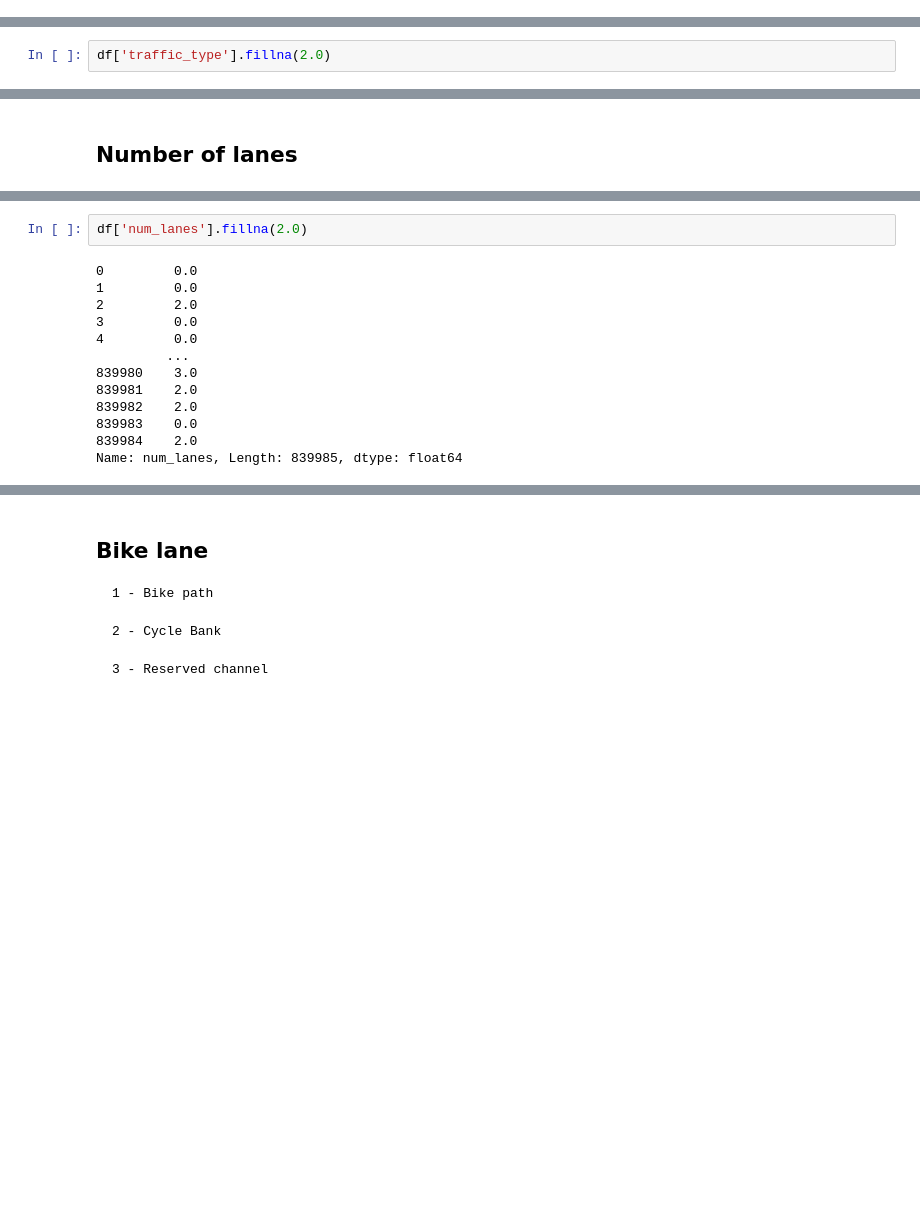
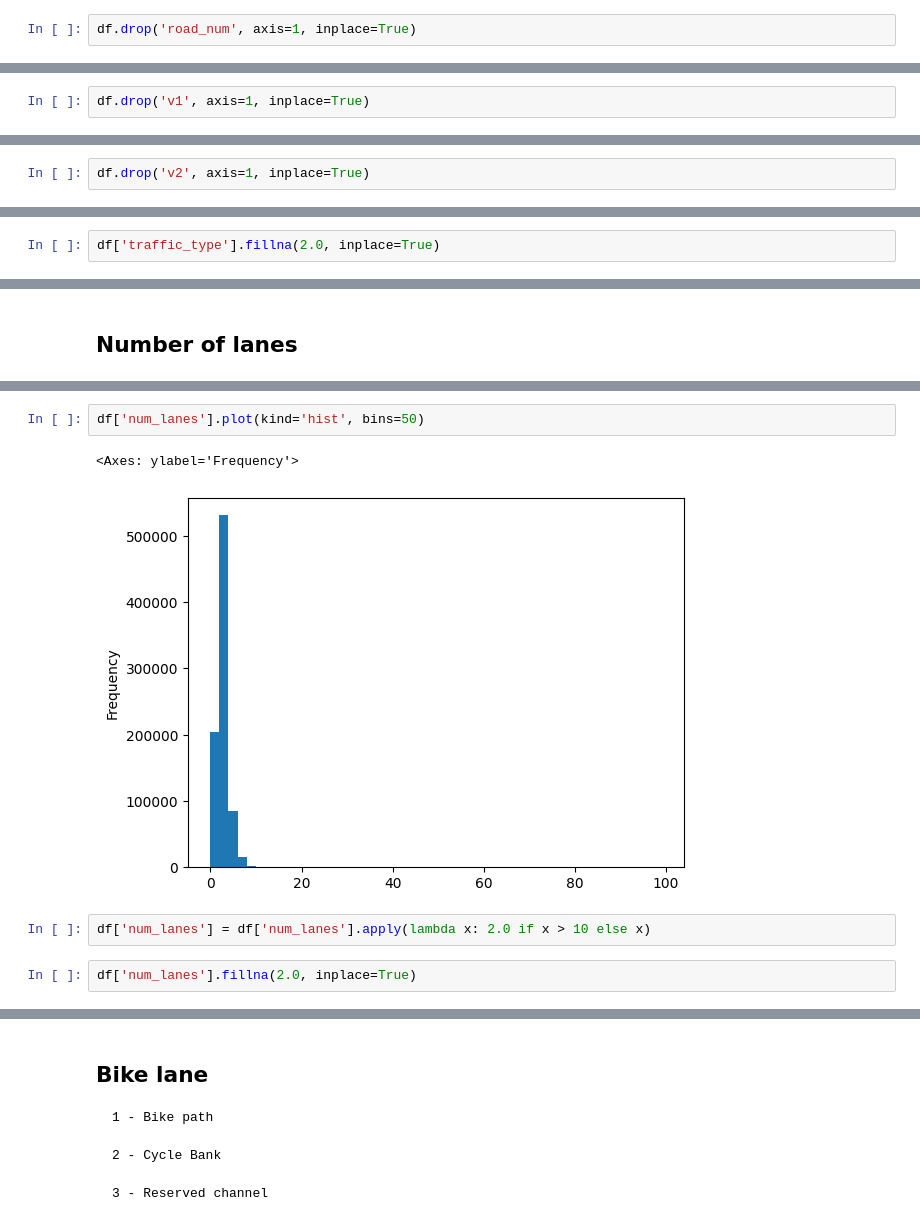
Before and after one commit to annagergaly/french-accidents, a Jupyter notebook: places.ipynb, the cells around one changed output, grey strips where cells are left out. Saved outputs shown, nothing was run; the diff lists cells and outputs as text; blank space fills up the shorter version.

```diff
--- a/places.ipynb
+++ b/places.ipynb
@@ -134,3 +100,5 @@ Name: road_num, Length: 839985, dtype: object
+# %%
+df.drop('road_num', axis=1, inplace=True)
 # %% [markdown]
 ## V1
 
@@ -153,6 +121,8 @@ Name: v1, dtype: int64
 df['v1'].isna().sum()
 # %% [output]
 507169
+# %%
+df.drop('v1', axis=1, inplace=True)
 # %% [markdown]
 ## V2
 
@@ -181,6 +151,8 @@ Name: v2, dtype: int64
 df['v2'].isna().sum()
 # %% [output]
 806032
+# %%
+df.drop('v2', axis=1, inplace=True)
 # %% [markdown]
 ## Traffic type
 
@@ -207,2 +181,2 @@ df['traffic_type'].isna().sum()
 # %%
-df['traffic_type'].fillna(2.0)
+df['traffic_type'].fillna(2.0, inplace=True)
@@ -248,15 +189,9 @@ df['traffic_type'].isna().sum()
+# %%
+df['num_lanes'].plot(kind='hist', bins=50)
+# %% [output]
+<Axes: ylabel='Frequency'>
+[figure, added]
+# %%
+df['num_lanes'] = df['num_lanes'].apply(lambda x: 2.0 if x > 10 else x)
 # %%
-df['num_lanes'].fillna(2.0)
+df['num_lanes'].fillna(2.0, inplace=True)
-# %% [output]
-0         0.0
-1         0.0
-2         2.0
-3         0.0
-4         0.0
-         ...
-839980    3.0
-839981    2.0
-839982    2.0
-839983    0.0
-839984    2.0
-Name: num_lanes, Length: 839985, dtype: float64
```
Also changed, not shown: parts of 30 cells of this notebook.
